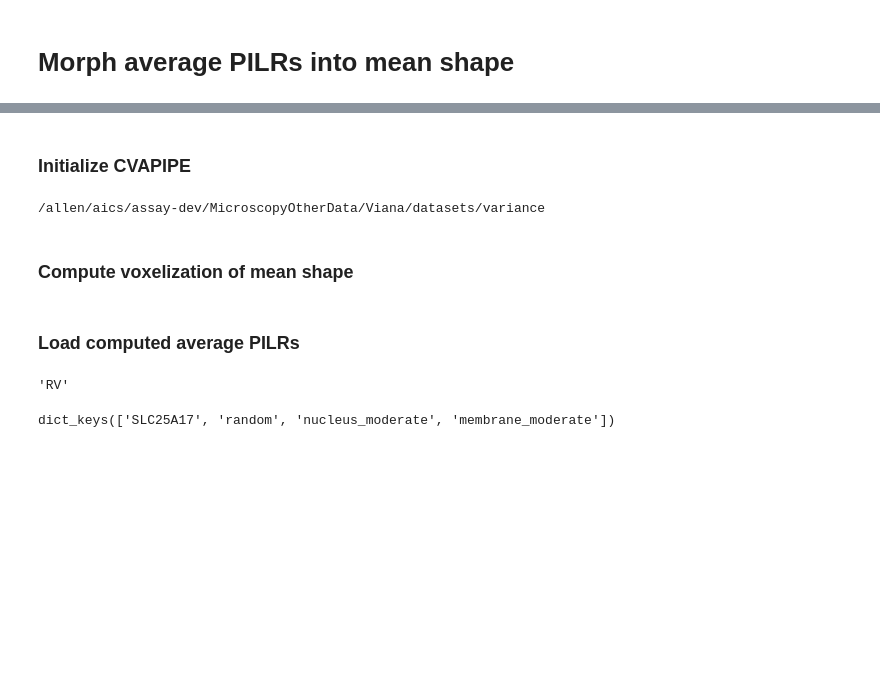
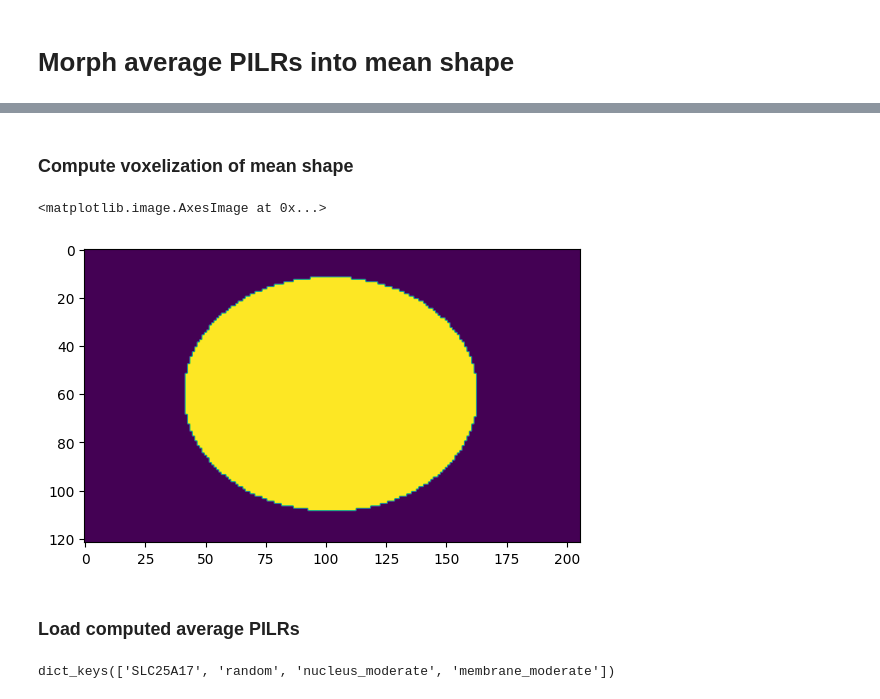
Before and after one commit to mesoscope/cellpack-analysis, a Jupyter notebook: cellpack_analysis/notebooks/morph_PILR_into_average_shape.ipynb, the cells around one changed output, grey strips where cells are left out. Cells and saved outputs as stored; diff of their text form; code cells hidden in the pictures; blank space fills up the shorter version.

```diff
--- a/cellpack_analysis/notebooks/morph_PILR_into_average_shape.ipynb
+++ b/cellpack_analysis/notebooks/morph_PILR_into_average_shape.ipynb
@@ -17,11 +16,3 @@ from cvapipe_analysis.tools import io, general, controller, shapespace
 from aicscytoparam import cytoparam
-# %% [markdown]
-### Initialize CVAPIPE
-# %%
-path_config = Path("/allen/aics/assay-dev/MicroscopyOtherData/Viana/datasets/variance")
-control = controller.Controller(general.load_config_file(path_config))
-print(control.get_staging())
-# %% [output]
-/allen/aics/assay-dev/MicroscopyOtherData/Viana/datasets/variance
 # %% [markdown]
 ### Compute voxelization of mean shape
@@ -30,3 +29,11 @@ domain, domain_nuc, domain_mem, coords_param = common.get_mean_shape_as_image(co
+# %%
+from matplotlib.pyplot import imshow
+
+img = domain_nuc
+imshow(img[:,img.shape[1]//2,:])
+# %% [output]
+<matplotlib.image.AxesImage at 0x...>
+[figure, added]
 # %% [markdown]
 ### Load computed average PILRs
 # %%
@@ -36,7 +43,3 @@ FOLDER_ID = "RV"
-# %%
-FOLDER_ID
-# %% [output]
-'RV'
 # %%
 base_folder = Path(f"/allen/aics/animated-cell/Saurabh/cellpack-analysis/results/{STRUCTURE_ID}/{FOLDER_ID}/")
 # %%
```
Also changed, not shown: parts of 6 cells of this notebook, 18 other files.
